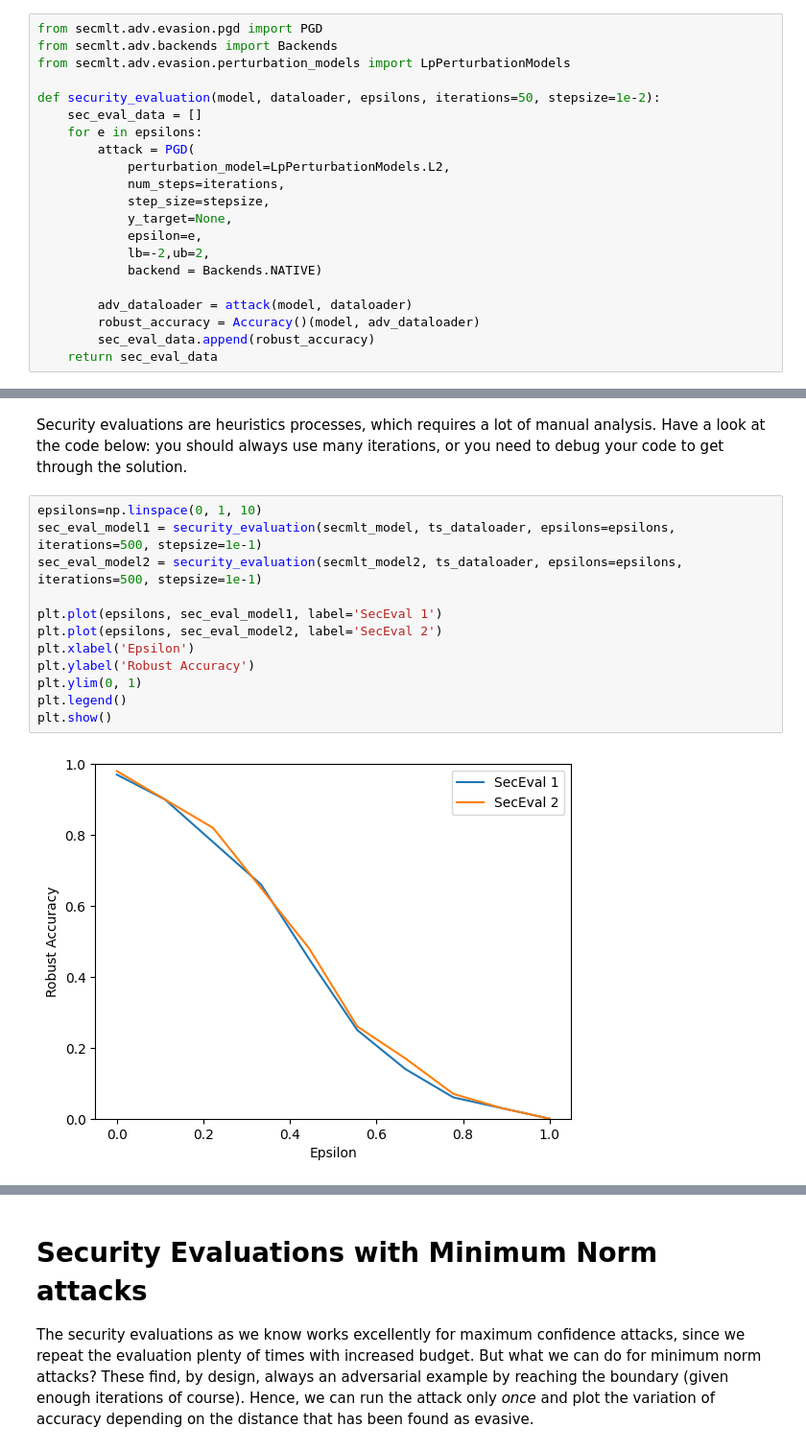
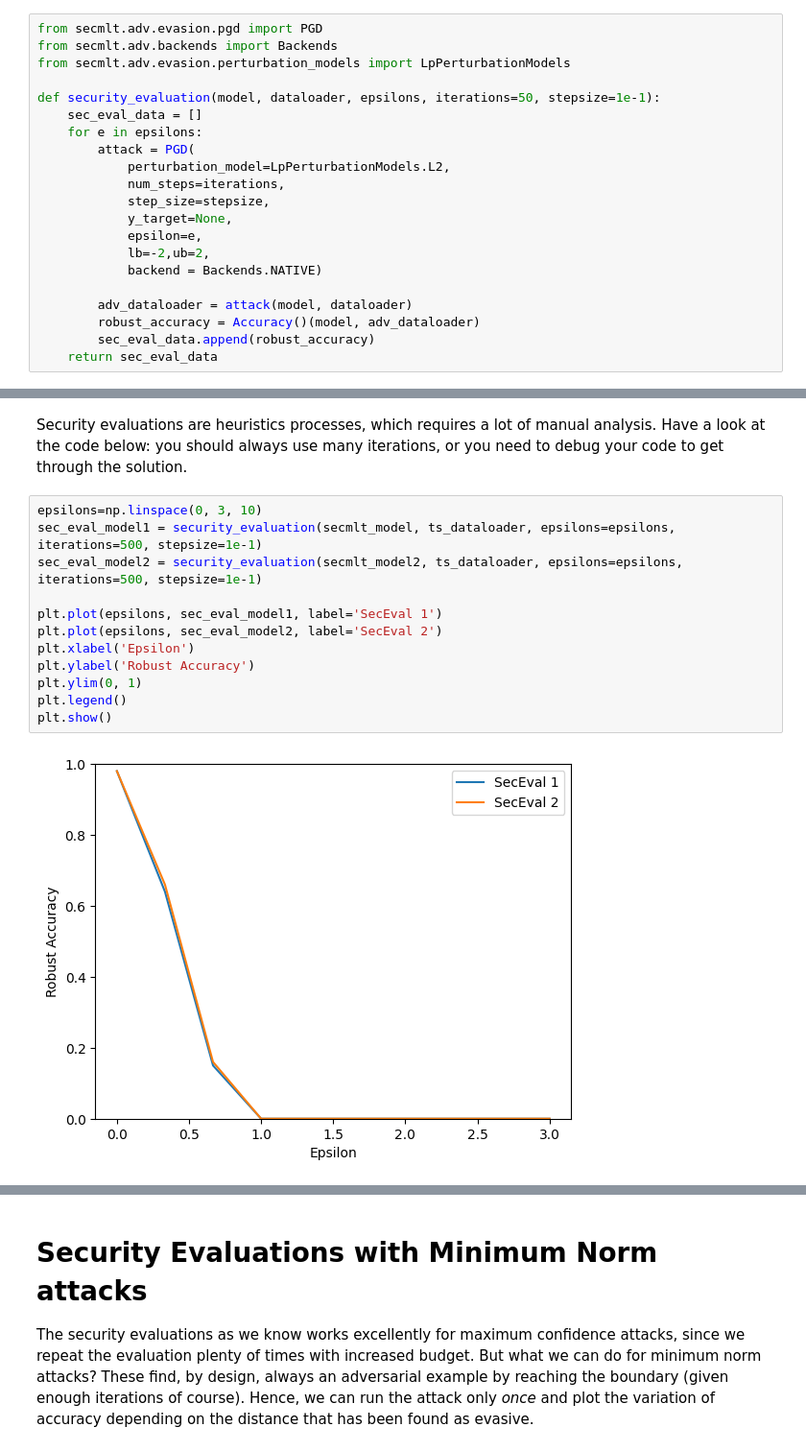
Before and after one commit to mrtelisa/Trustworthy_lab, a Jupyter notebook: 03-SecurityEvaluations.ipynb, the cells around one changed output, grey strips where cells are left out. Shown: that part at 96% size. Drawn from its saved outputs; the diff is of its cells as text.

```diff
--- a/03-SecurityEvaluations.ipynb
+++ b/03-SecurityEvaluations.ipynb
@@ -349,7 +349,7 @@ from secmlt.adv.evasion.pgd import PGD
 from secmlt.adv.backends import Backends
 from secmlt.adv.evasion.perturbation_models import LpPerturbationModels
 
-def security_evaluation(model, dataloader, epsilons, iterations=50, stepsize=1e-2):
+def security_evaluation(model, dataloader, epsilons, iterations=50, stepsize=1e-1):
     sec_eval_data = []
     for e in epsilons:
         attack = PGD(
@@ -398,16 +408,16 @@ plt.show()
 Security evaluations are heuristics processes, which requires a lot of manual analysis.
 Have a look at the code below: you should always use many iterations, or you need to debug your code to get through the solution.
 # %%
-epsilons=np.linspace(0, 1, 10)
+epsilons=np.linspace(0, 3, 10)
 sec_eval_model1 = security_evaluation(secmlt_model, ts_dataloader, epsilons=epsilons, iterations=500, stepsize=1e-1)
 sec_eval_model2 = security_evaluation(secmlt_model2, ts_dataloader, epsilons=epsilons, iterations=500, stepsize=1e-1)
 
 plt.plot(epsilons, sec_eval_model1, label='SecEval 1')
 plt.plot(epsilons, sec_eval_model2, label='SecEval 2')
 plt.xlabel('Epsilon')
 plt.ylabel('Robust Accuracy')
 plt.ylim(0, 1)
 plt.legend()
 plt.show()
 # %% [output]
-[figure, old version]
+[figure, new version]
```
Also changed, not shown: parts of 13 cells of this notebook.
